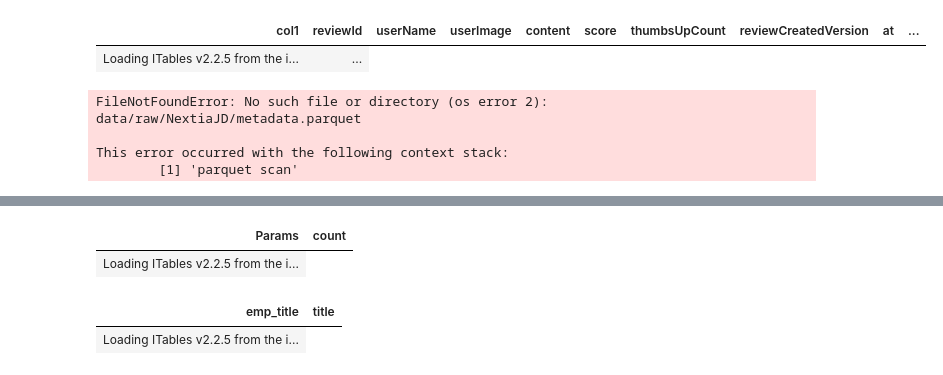
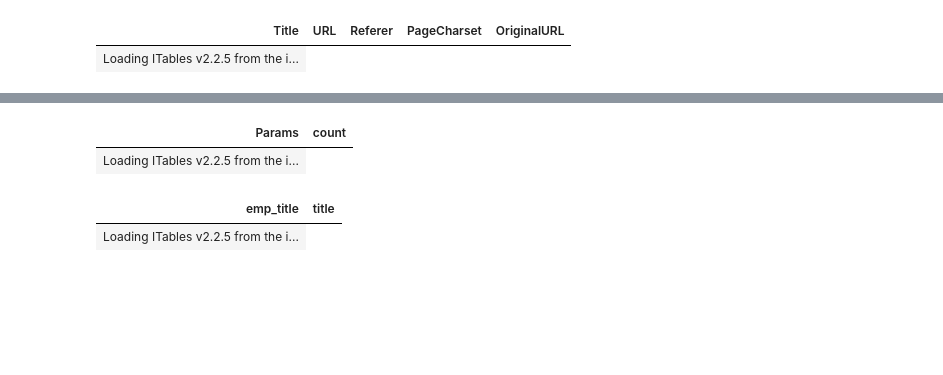
Before and after one commit to yan-alex/fsst-plus-experiments, a Jupyter notebook: benchmarking/visualize_data.ipynb, the cells around one changed output, grey strips where cells are left out. Drawn from its saved outputs; the diff is of its cells as text; code cells hidden in the pictures; blank space fills up the shorter version.

```diff
--- a/benchmarking/visualize_data.ipynb
+++ b/benchmarking/visualize_data.ipynb
@@ -6,16 +6,8 @@ init_notebook_mode(all_interactive=True)
 # %% [output]
 [interactive output not drawn]
 # %%
-df = pl.read_csv("data/raw/NextiaJD/Final_comments.csv")
+df = pl.read_parquet("data/refined/clickbench.parquet")
 df.head(1000)
 # %% [output]
-| col1 | reviewId | userName | userImage | content | score | thumbsUpCount | reviewCreatedVersion | at | ... |
-| Loading ITables v2.2.5 from the i... | ... |
+| Title | URL | Referer | PageCharset | OriginalURL |
+| Loading ITables v2.2.5 from the i... |
-# %%
-df = pl.read_parquet("data/raw/NextiaJD/metadata.parquet")
-df.head(1000)
-# %% [output]
-FileNotFoundError: No such file or directory (os error 2): data/raw/NextiaJD/metadata.parquet
-
-This error occurred with the following context stack:
-        [1] 'parquet scan'
```
Also changed, not shown: parts of 1 cell of this notebook, 3 other files.
